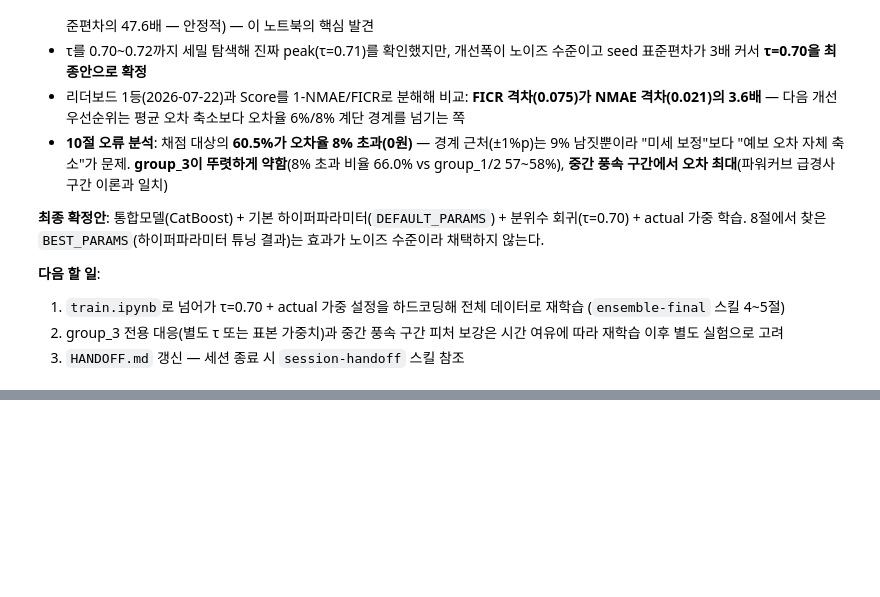
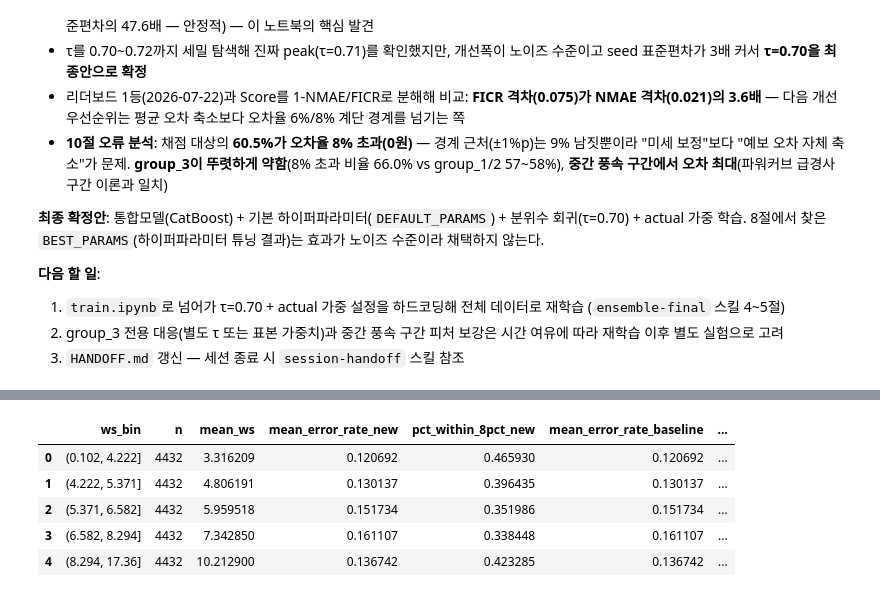
Before and after one commit to cms6090/wind_forecast, a Jupyter notebook: notebooks/05_tuning.ipynb, the cells around one changed output, grey strips where cells are left out. Cells and saved outputs as stored; diff of their text form; code cells hidden in the pictures; blank space fills up the shorter version.

```diff
--- a/notebooks/05_tuning.ipynb
+++ b/notebooks/05_tuning.ipynb
@@ -887,0 +1208,71 @@ dtype: int64
+# %%
+def build_oof_error_df_ext(feature_cols, quantile_alpha=None, use_sample_weight=False, seed=SEED):
+    features = feature_cols + ["group_id"]
+    loss_function = f"Quantile:alpha={quantile_alpha}" if quantile_alpha is not None else "MAE"
+    rows = []
+
+    for fold in FOLDS:
+        fold_train, fold_valid = make_fold_frames_ext(fold)
+        long_df = to_long_ext(fold_train, feature_cols)
+        long_df["group_id"] = pd.Categorical(long_df["group_id"], categories=GROUP_ID_CATEGORIES)
+        long_sorted = long_df.sort_values("forecast_kst_dtm").reset_index(drop=True)
+        n_early = int(len(long_sorted) * 0.15)
+        fit_rows, early_rows = long_sorted.iloc[:-n_early], long_sorted.iloc[-n_early:]
+
+        model = CatBoostRegressor(loss_function=loss_function, random_seed=seed, verbose=False, **DEFAULT_PARAMS)
+        fit_kwargs = {"sample_weight": fit_rows["actual_kwh"].to_numpy()} if use_sample_weight else {}
+        model.fit(
+            fit_rows[features], fit_rows["utilization"],
+            eval_set=(early_rows[features], early_rows["utilization"]),
+            cat_features=["group_id"], early_stopping_rounds=100, verbose=False, **fit_kwargs,
+        )
+
+        for g in TARGET_COLS:
+            valid_g = fold_valid.copy()
+            valid_g["group_id"] = pd.Categorical([GROUP_ID_MAP[g]] * len(valid_g), categories=GROUP_ID_CATEGORIES)
+            pred_kwh = np.clip(model.predict(valid_g[features]) * CAPACITY_KWH[g], 0, CAPACITY_KWH[g])
+            mask = valid_g[g].notna().to_numpy()
+            rows.append(pd.DataFrame({
+                "fold": fold["name"],
+                "forecast_kst_dtm": valid_g.loc[mask, "forecast_kst_dtm"].values,
+                "group": g,
+                "actual": valid_g.loc[mask, g].values,
+                "pred": pred_kwh[mask],
+                "ws10m": valid_g.loc[mask, f"{g}_ldaps_ws10m"].values,
+            }))
+
+    return pd.concat(rows, ignore_index=True)
+
+
+def to_scored(error_df):
+    error_df = error_df.copy()
+    error_df["capacity"] = error_df["group"].map(CAPACITY_KWH)
+    error_df["error_rate"] = (error_df["actual"] - error_df["pred"]).abs() / error_df["capacity"]
+    error_df["is_scored"] = error_df["actual"] >= 0.10 * error_df["capacity"]
+    return error_df[error_df["is_scored"]].copy()
+
+
+# 10절 scored_df를 재사용하지 않고 이 자리에서 baseline/승자를 직접 계산한다
+# (섹션 10을 안 돌린 채로 12절만 실행해도 되도록 하기 위함 — 0~4, 9-2, 9-3만 있으면 충분)
+scored_baseline = to_scored(build_oof_error_df_ext(FEATURE_COLS, quantile_alpha=best_tau, use_sample_weight=True))
+scored_ext = to_scored(build_oof_error_df_ext(winning_feature_cols, quantile_alpha=best_tau, use_sample_weight=True))
+
+scored_ext["ws_bin"] = pd.qcut(scored_ext["ws10m"], 5)
+scored_baseline["ws_bin"] = pd.qcut(scored_baseline["ws10m"], 5)
+
+ws_bin_compare = scored_ext.groupby("ws_bin", observed=True).agg(
+    n=("error_rate", "size"),
+    mean_ws=("ws10m", "mean"),
+    mean_error_rate_new=("error_rate", "mean"),
+    pct_within_8pct_new=("error_rate", lambda s: (s <= 0.08).mean()),
+).reset_index()
+ws_bin_compare["mean_error_rate_baseline"] = scored_baseline.groupby("ws_bin", observed=True)["error_rate"].mean().to_numpy()
+ws_bin_compare["error_rate_delta"] = ws_bin_compare["mean_error_rate_new"] - ws_bin_compare["mean_error_rate_baseline"]
+ws_bin_compare
+# %% [output]
+|  | ws_bin | n | mean_ws | mean_error_rate_new | pct_within_8pct_new | mean_error_rate_baseline | ... |
+| 0 | (0.102, 4.222] | 4432 | 3.316209 | 0.120692 | 0.465930 | 0.120692 | ... |
+| 1 | (4.222, 5.371] | 4432 | 4.806191 | 0.130137 | 0.396435 | 0.130137 | ... |
+| 2 | (5.371, 6.582] | 4432 | 5.959518 | 0.151734 | 0.351986 | 0.151734 | ... |
+| 3 | (6.582, 8.294] | 4432 | 7.342850 | 0.161107 | 0.338448 | 0.161107 | ... |
+| 4 | (8.294, 17.36] | 4432 | 10.212900 | 0.136742 | 0.423285 | 0.136742 | ... |
```
Also changed, not shown: parts of 66 cells of this notebook, 7 other files.
